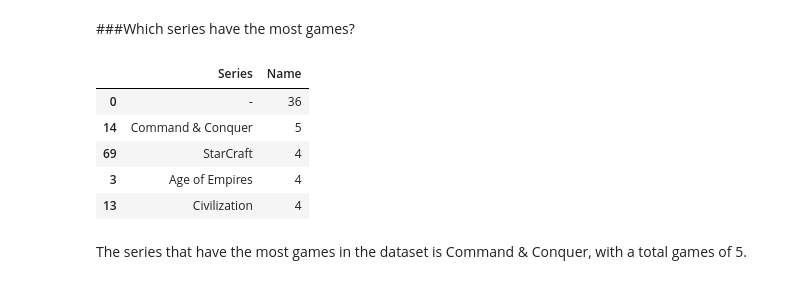
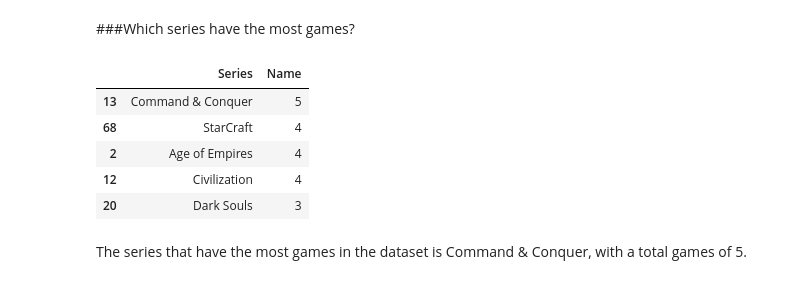
Before and after one commit to sarnio1/data-analytics-project, a Jupyter notebook: Games Series_Case Study.ipynb, the cells around one changed output. Cells and saved outputs as stored; diff of their text form; code cells hidden in the pictures.

```diff
--- a/Games Series_Case Study.ipynb
+++ b/Games Series_Case Study.ipynb
@@ -230,15 +218,15 @@ The series that have the most sales in the dataset is Minecraft, with a total sa
 # %% [markdown]
 ###Which series have the most games?
 # %%
-agg_games = df_replaced.groupby('Series', as_index=False).agg({'Name':'nunique'}).sort_values(by='Name', ascending=False)
+agg_games = df_removed.groupby('Series', as_index=False).agg({'Name':'nunique'}).sort_values(by='Name', ascending=False)
 agg_games.head()
 # %% [output]
 |  | Series | Name |
-| 0 | - | 36 |
-| 14 | Command & Conquer | 5 |
-| 69 | StarCraft | 4 |
-| 3 | Age of Empires | 4 |
-| 13 | Civilization | 4 |
+| 13 | Command & Conquer | 5 |
+| 68 | StarCraft | 4 |
+| 2 | Age of Empires | 4 |
+| 12 | Civilization | 4 |
+| 20 | Dark Souls | 3 |
 # %% [markdown]
 The series that have the most games in the dataset is Command & Conquer, with a total games of 5.
 # %%
```
Also changed, not shown: parts of 10 cells of this notebook.
